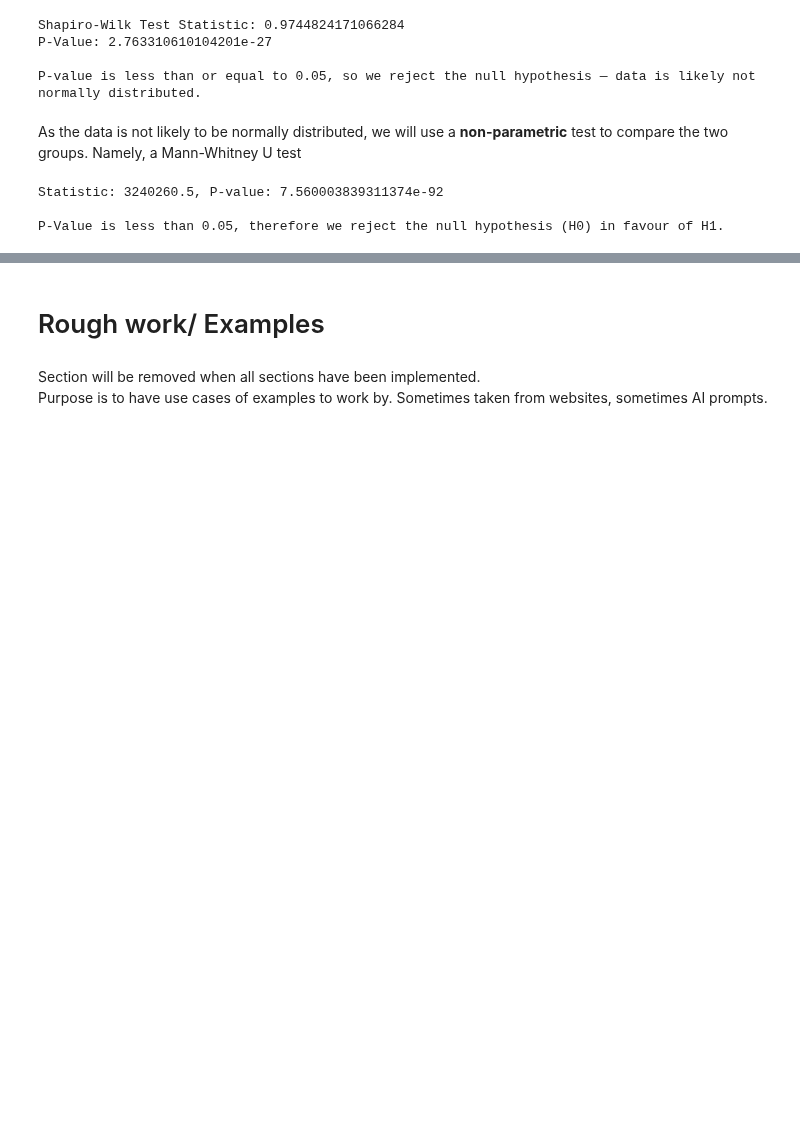
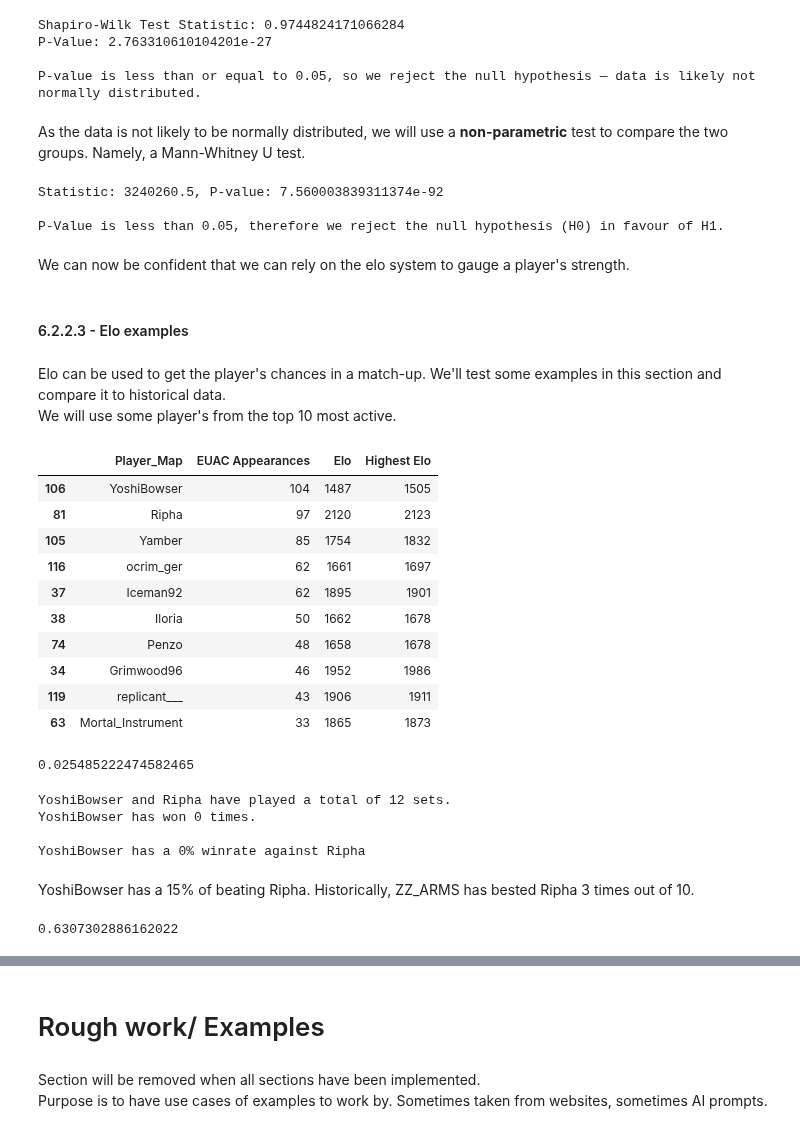
Before and after one commit to DarrenCCT/Tournament-Analysis, a Jupyter notebook: EUAC - Analysis.ipynb, the cells around one changed output, grey strips where cells are left out. Cells and saved outputs as stored; diff of their text form; code cells hidden in the pictures; blank space fills up the shorter version.

Commit message:
Add files via upload
Testing some elo examples of the most active players.

```diff
--- a/EUAC - Analysis.ipynb
+++ b/EUAC - Analysis.ipynb
@@ -1116,7 +1115,7 @@ P-Value: 2.763310610104201e-27
 
 P-value is less than or equal to 0.05, so we reject the null hypothesis — data is likely not normally distributed.
 # %% [markdown]
-As the data is not likely to be normally distributed, we will use a **non-parametric** test to compare the two groups. Namely, a Mann-Whitney U test
+As the data is not likely to be normally distributed, we will use a **non-parametric** test to compare the two groups. Namely, a Mann-Whitney U test.
 # %%
 from scipy.stats import mannwhitneyu
 
@@ -1148,3 +1147,25 @@ else:
 Statistic: 3240260.5, P-value: 7.560003839311374e-92
 
 P-Value is less than 0.05, therefore we reject the null hypothesis (H0) in favour of H1.
+# %% [markdown]
+We can now be confident that we can rely on the elo system to gauge a player's strength.
+# %% [markdown]
+#### 6.2.2.3 - Elo examples
+# %% [markdown]
+Elo can be used to get the player's chances in a match-up. We'll test some examples in this section and compare it to historical data.
+We will use some player's from the top 10 most active.
+# %%
+eloExamples = statsdf[["Player_Map", "EUAC Appearances", "Elo", "Highest Elo"]].copy()
+eloExamples.sort_values(by="EUAC Appearances", ascending=False).head(10)
+# %% [output]
+|  | Player_Map | EUAC Appearances | Elo | Highest Elo |
+| 106 | YoshiBowser | 104 | 1487 | 1505 |
+| 81 | Ripha | 97 | 2120 | 2123 |
+| 105 | Yamber | 85 | 1754 | 1832 |
+| 116 | ocrim_ger | 62 | 1661 | 1697 |
+| 37 | Iceman92 | 62 | 1895 | 1901 |
+| 38 | Iloria | 50 | 1662 | 1678 |
+| 74 | Penzo | 48 | 1658 | 1678 |
+| 34 | Grimwood96 | 46 | 1952 | 1986 |
+| 119 | replicant___ | 43 | 1906 | 1911 |
+| 63 | Mortal_Instrument | 33 | 1865 | 1873 |
@@ -1150,0 +1189,17 @@ P-Value is less than 0.05, therefore we reject the null hypothesis (H0) in favou
+# %%
+elo.expected_score(1487, 2120) #YoshiBowser v Ripha
+# %% [output]
+0.025485222474582465
+# %%
+winPercentages("YoshiBowser", "Ripha")
+# %% [output]
+YoshiBowser and Ripha have played a total of 12 sets.
+YoshiBowser has won 0 times.
+
+YoshiBowser has a 0% winrate against Ripha
+# %% [markdown]
+YoshiBowser has a 15% of beating Ripha. Historically, ZZ_ARMS has bested Ripha 3 times out of 10.
+# %%
+elo.expected_score(1754, 1661) # Yamber v ocrim_ger
+# %% [output]
+0.6307302886162022
```
Also changed, not shown: parts of 14 cells of this notebook.
